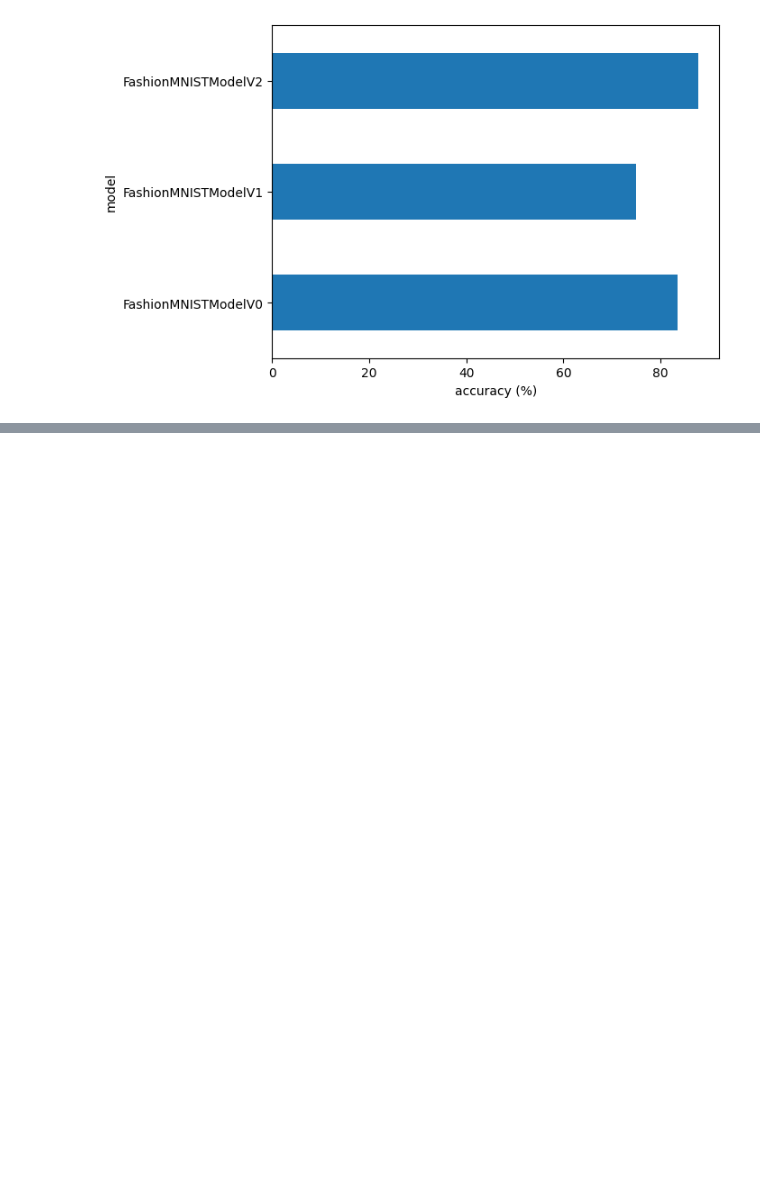
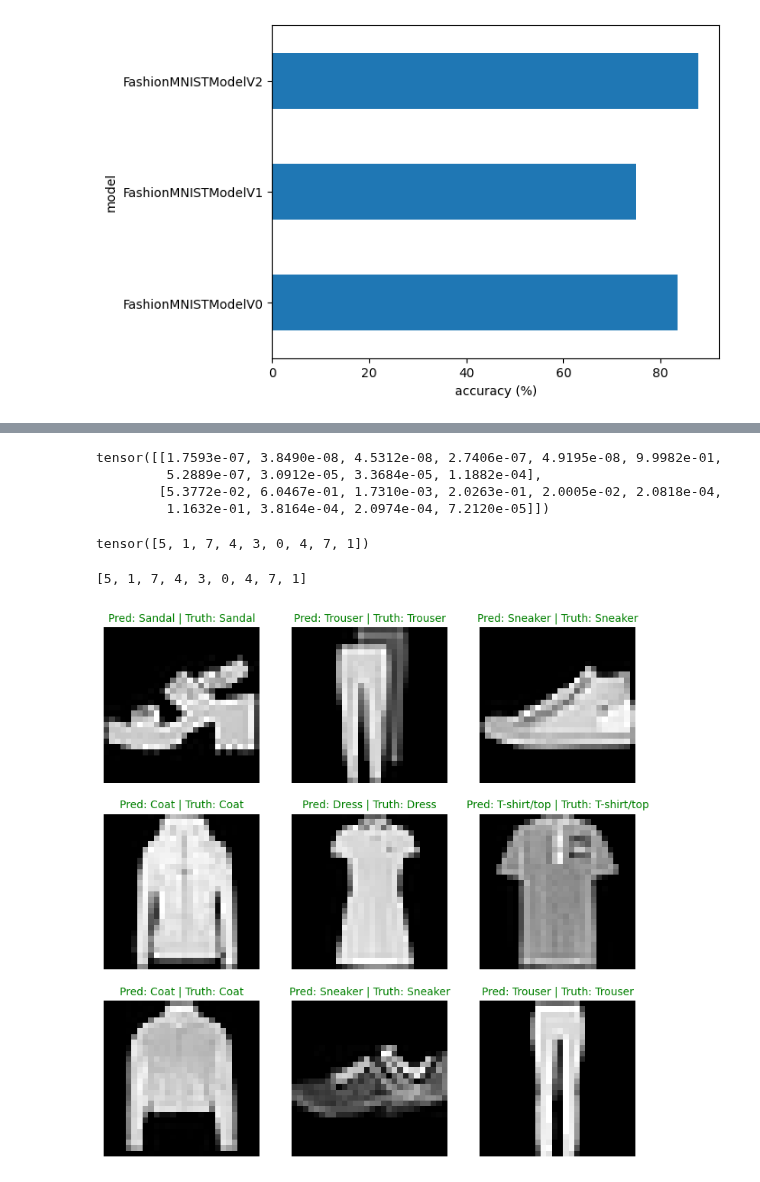
Before and after one commit to lyamlim97/pytorch-course, a Jupyter notebook: 03_pytorch_computer_vision.ipynb, the cells around one changed output, grey strips where cells are left out. Drawn from its saved outputs; the diff is of its cells as text; code cells hidden in the pictures; blank space fills up the shorter version.

```diff
--- a/03_pytorch_computer_vision.ipynb
+++ b/03_pytorch_computer_vision.ipynb
@@ -1100,0 +1144,51 @@ Text(0, 0.5, 'model')
+# %%
+# Make predictions
+pred_probs = make_predictions(model=model_2, data=test_samples)
+
+# View first two prediction probabilities
+pred_probs[:2]
+# %% [output]
+tensor([[1.7593e-07, 3.8490e-08, 4.5312e-08, 2.7406e-07, 4.9195e-08, 9.9982e-01,
+         5.2889e-07, 3.0912e-05, 3.3684e-05, 1.1882e-04],
+        [5.3772e-02, 6.0467e-01, 1.7310e-03, 2.0263e-01, 2.0005e-02, 2.0818e-04,
+         1.1632e-01, 3.8164e-04, 2.0974e-04, 7.2120e-05]])
+# %%
+# Convert prediction probabilities to labels
+pred_classes = pred_probs.argmax(dim=1)
+pred_classes
+# %% [output]
+tensor([5, 1, 7, 4, 3, 0, 4, 7, 1])
+# %%
+test_labels
+# %% [output]
+[5, 1, 7, 4, 3, 0, 4, 7, 1]
+# %%
+# Plot predictions
+plt.figure(figsize=(9, 9))
+nrows = 3
+ncols = 3
+for i, sample in enumerate(test_samples):
+    # Create subplot
+    plt.subplot(nrows, ncols, i + 1)
+
+    # Plot the target image
+    plt.imshow(sample.squeeze(), cmap="gray")
+
+    # Find the prediction (in text form, e.g "Sandal")
+    pred_label = class_names[pred_classes[i]]
+
+    # Get the truth label (in text form)
+    truth_label = class_names[test_labels[i]]
+
+    # Create a title for the plot
+    title_text = f"Pred: {pred_label} | Truth: {truth_label}"
+
+    # Check for equality between pred and truth and change color of title text
+    if pred_label == truth_label:
+        plt.title(title_text, fontsize=10, c="g")  # green text if prediction same as truth
+    else:
+        plt.title(title_text, fontsize=10, c="r")
+
+    plt.axis(False)
+# %% [output]
+[figure, added]
```
Also changed, not shown: parts of 4 cells of this notebook.
